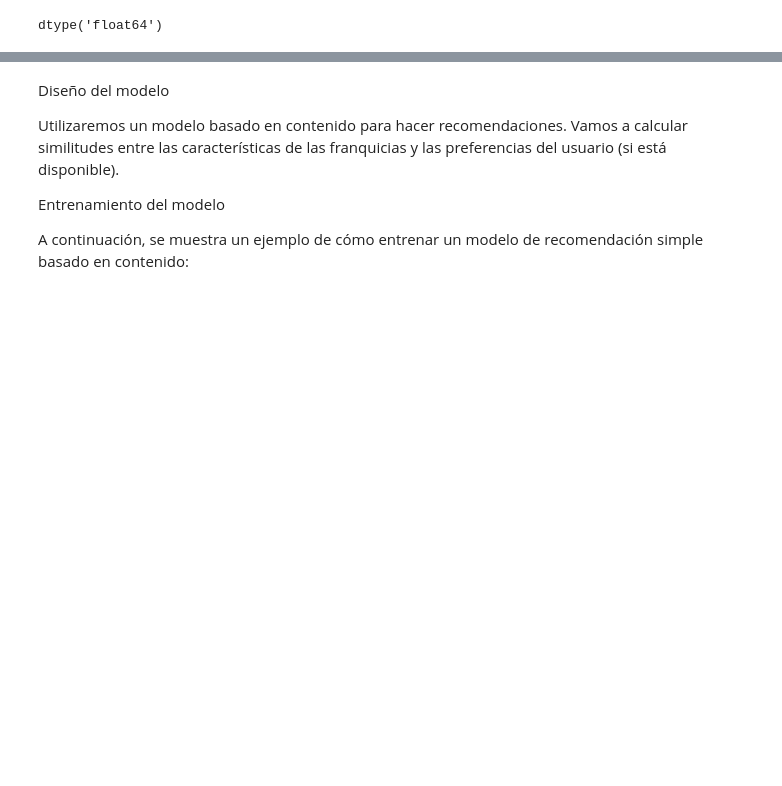
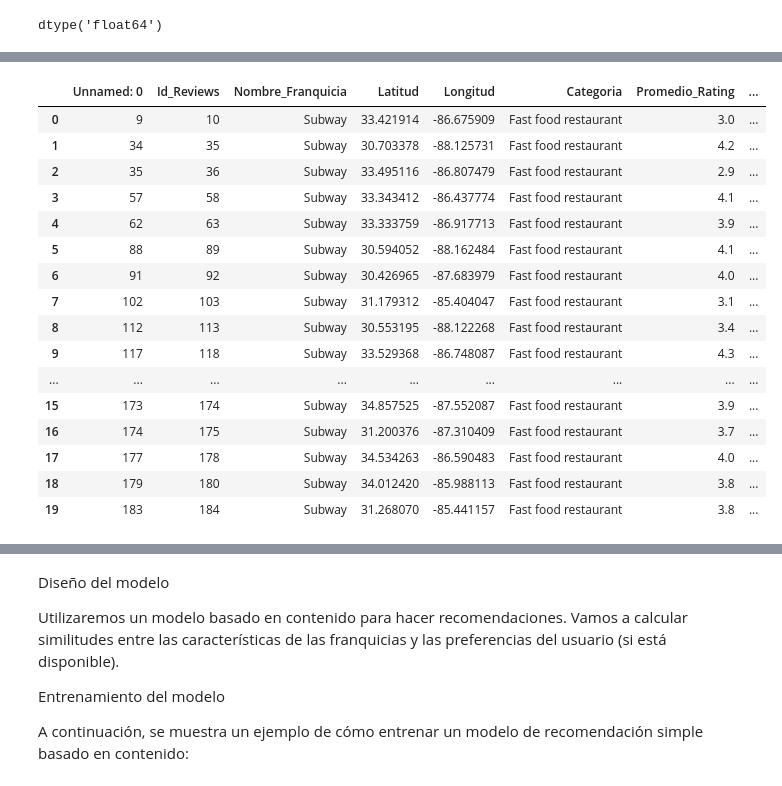
Before and after one commit to gdelrio0410/PF_DS_REVIEWS_AND_RECOMMENDATIONS, a Jupyter notebook: Sprint_3/Modelo/Modelo ML.ipynb, the cells around one changed output, grey strips where cells are left out. Cells and saved outputs as stored; diff of their text form; code cells hidden in the pictures; blank space fills up the shorter version.

```diff
--- a/Sprint_3/Modelo/Modelo ML.ipynb
+++ b/Sprint_3/Modelo/Modelo ML.ipynb
@@ -172,0 +187,5 @@ dtype('float64')
+# %%
+df_combined_final['Categoria'] = df_combined_final['Categoria'].str.split(', ')
+
+# Luego, utiliza explode para desanidar las listas
+df_combined_final_final = df_combined_final.explode('Categoria')
@@ -172,0 +206,23 @@ dtype('float64')
+# %%
+categorias_a_eliminar = ['Caterer', 'Sandwich shop', 'Takeout Restaurant', 'Restaurant']
+df_combined_final_final = df_combined_final_final[~df_combined_final_final['Categoria'].isin(categorias_a_eliminar)]
+# %%
+df_combined_final_final.head(20)
+# %% [output]
+|  | Unnamed: 0 | Id_Reviews | Nombre_Franquicia | Latitud | Longitud | Categoria | Promedio_Rating | ... |
+| 0 | 9 | 10 | Subway | 33.421914 | -86.675909 | Fast food restaurant | 3.0 | ... |
+| 1 | 34 | 35 | Subway | 30.703378 | -88.125731 | Fast food restaurant | 4.2 | ... |
+| 2 | 35 | 36 | Subway | 33.495116 | -86.807479 | Fast food restaurant | 2.9 | ... |
+| 3 | 57 | 58 | Subway | 33.343412 | -86.437774 | Fast food restaurant | 4.1 | ... |
+| 4 | 62 | 63 | Subway | 33.333759 | -86.917713 | Fast food restaurant | 3.9 | ... |
+| 5 | 88 | 89 | Subway | 30.594052 | -88.162484 | Fast food restaurant | 4.1 | ... |
+| 6 | 91 | 92 | Subway | 30.426965 | -87.683979 | Fast food restaurant | 4.0 | ... |
+| 7 | 102 | 103 | Subway | 31.179312 | -85.404047 | Fast food restaurant | 3.1 | ... |
+| 8 | 112 | 113 | Subway | 30.553195 | -88.122268 | Fast food restaurant | 3.4 | ... |
+| 9 | 117 | 118 | Subway | 33.529368 | -86.748087 | Fast food restaurant | 4.3 | ... |
+| ... | ... | ... | ... | ... | ... | ... | ... | ... |
+| 15 | 173 | 174 | Subway | 34.857525 | -87.552087 | Fast food restaurant | 3.9 | ... |
+| 16 | 174 | 175 | Subway | 31.200376 | -87.310409 | Fast food restaurant | 3.7 | ... |
+| 17 | 177 | 178 | Subway | 34.534263 | -86.590483 | Fast food restaurant | 4.0 | ... |
+| 18 | 179 | 180 | Subway | 34.012420 | -85.988113 | Fast food restaurant | 3.8 | ... |
+| 19 | 183 | 184 | Subway | 31.268070 | -85.441157 | Fast food restaurant | 3.8 | ... |
```
Also changed, not shown: parts of 24 cells of this notebook, 3 other files.
